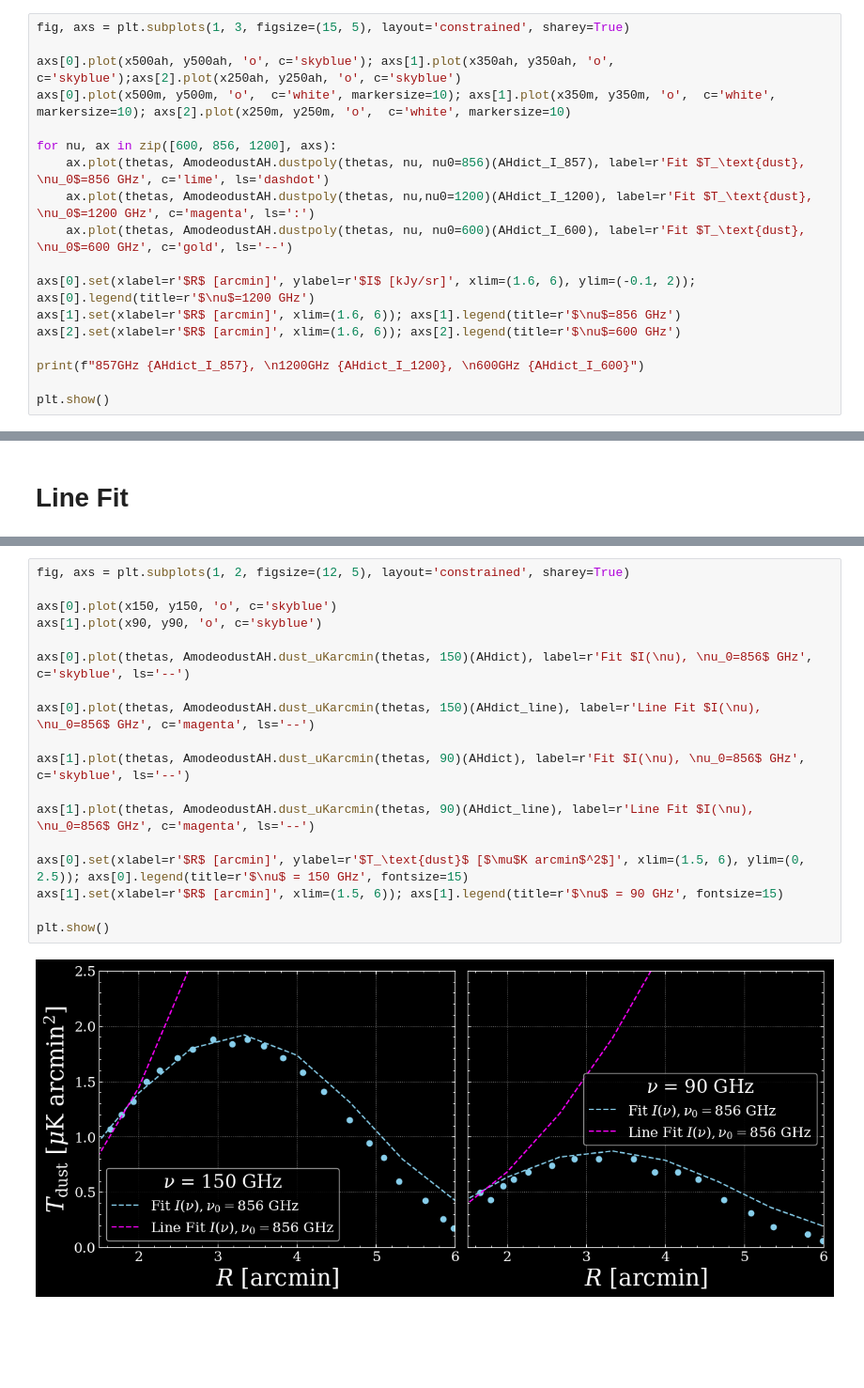
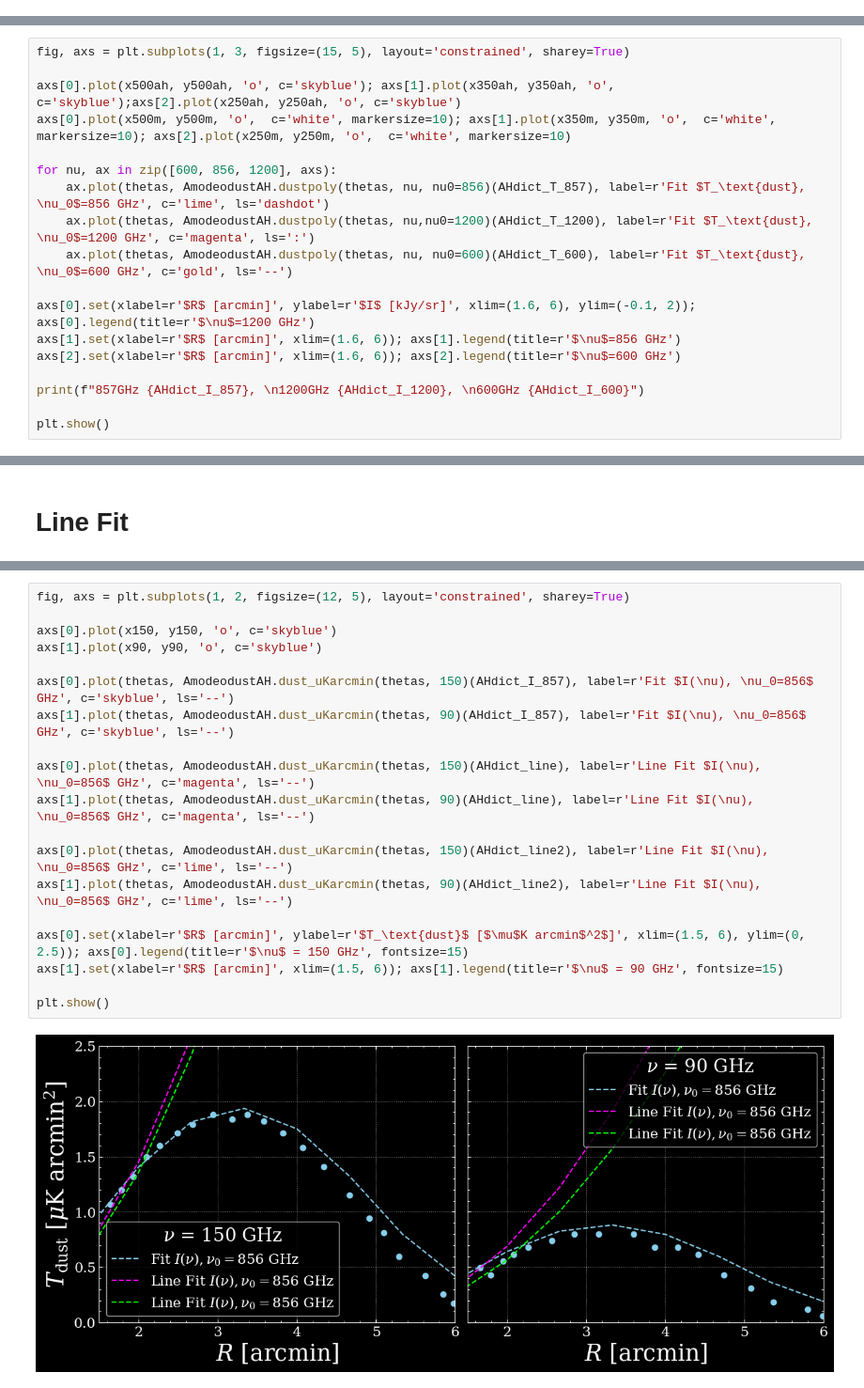
Before and after one commit to chadpopik/CAPPIBARAS, a Jupyter notebook: Testing/dust.ipynb, the cells around one changed output, grey strips where cells are left out. Shown at 94% size. Saved outputs shown, nothing was run; the diff lists cells and outputs as text; blank space fills up the shorter version.

```diff
--- a/Testing/dust.ipynb
+++ b/Testing/dust.ipynb
@@ -156,18 +122,0 @@ print(f"857GHz {AHdict_I_857}, \n1200GHz {AHdict_I_1200}, \n600GHz {AHdict_I_600
-# %%
-fig, axs = plt.subplots(1, 3, figsize=(15, 5), layout='constrained', sharey=True)
-
-axs[0].plot(x500ah, y500ah, 'o', c='skyblue'); axs[1].plot(x350ah, y350ah, 'o', c='skyblue');axs[2].plot(x250ah, y250ah, 'o', c='skyblue')
-axs[0].plot(x500m, y500m, 'o',  c='white', markersize=10); axs[1].plot(x350m, y350m, 'o',  c='white', markersize=10); axs[2].plot(x250m, y250m, 'o',  c='white', markersize=10)
-
-for nu, ax in zip([600, 856, 1200], axs):
-    ax.plot(thetas, AmodeodustAH.dustpoly(thetas, nu, nu0=856)(AHdict_I_857), label=r'Fit $T_\text{dust}, \nu_0$=856 GHz', c='lime', ls='dashdot')
-    ax.plot(thetas, AmodeodustAH.dustpoly(thetas, nu,nu0=1200)(AHdict_I_1200), label=r'Fit $T_\text{dust}, \nu_0$=1200 GHz', c='magenta', ls=':')
-    ax.plot(thetas, AmodeodustAH.dustpoly(thetas, nu, nu0=600)(AHdict_I_600), label=r'Fit $T_\text{dust}, \nu_0$=600 GHz', c='gold', ls='--')
-
-axs[0].set(xlabel=r'$R$ [arcmin]', ylabel=r'$I$ [kJy/sr]', xlim=(1.6, 6), ylim=(-0.1, 2)); axs[0].legend(title=r'$\nu$=1200 GHz')
-axs[1].set(xlabel=r'$R$ [arcmin]', xlim=(1.6, 6)); axs[1].legend(title=r'$\nu$=856 GHz')
-axs[2].set(xlabel=r'$R$ [arcmin]', xlim=(1.6, 6)); axs[2].legend(title=r'$\nu$=600 GHz')
-
-print(f"857GHz {AHdict_I_857}, \n1200GHz {AHdict_I_1200}, \n600GHz {AHdict_I_600}")
-
-plt.show()
@@ -233,0 +203,18 @@ plt.show()
+# %%
+fig, axs = plt.subplots(1, 3, figsize=(15, 5), layout='constrained', sharey=True)
+
+axs[0].plot(x500ah, y500ah, 'o', c='skyblue'); axs[1].plot(x350ah, y350ah, 'o', c='skyblue');axs[2].plot(x250ah, y250ah, 'o', c='skyblue')
+axs[0].plot(x500m, y500m, 'o',  c='white', markersize=10); axs[1].plot(x350m, y350m, 'o',  c='white', markersize=10); axs[2].plot(x250m, y250m, 'o',  c='white', markersize=10)
+
+for nu, ax in zip([600, 856, 1200], axs):
+    ax.plot(thetas, AmodeodustAH.dustpoly(thetas, nu, nu0=856)(AHdict_T_857), label=r'Fit $T_\text{dust}, \nu_0$=856 GHz', c='lime', ls='dashdot')
+    ax.plot(thetas, AmodeodustAH.dustpoly(thetas, nu,nu0=1200)(AHdict_T_1200), label=r'Fit $T_\text{dust}, \nu_0$=1200 GHz', c='magenta', ls=':')
+    ax.plot(thetas, AmodeodustAH.dustpoly(thetas, nu, nu0=600)(AHdict_T_600), label=r'Fit $T_\text{dust}, \nu_0$=600 GHz', c='gold', ls='--')
+
+axs[0].set(xlabel=r'$R$ [arcmin]', ylabel=r'$I$ [kJy/sr]', xlim=(1.6, 6), ylim=(-0.1, 2)); axs[0].legend(title=r'$\nu$=1200 GHz')
+axs[1].set(xlabel=r'$R$ [arcmin]', xlim=(1.6, 6)); axs[1].legend(title=r'$\nu$=856 GHz')
+axs[2].set(xlabel=r'$R$ [arcmin]', xlim=(1.6, 6)); axs[2].legend(title=r'$\nu$=600 GHz')
+
+print(f"857GHz {AHdict_I_857}, \n1200GHz {AHdict_I_1200}, \n600GHz {AHdict_I_600}")
+
+plt.show()
@@ -259,20 +293,21 @@ AHdict_line
 # %%
 fig, axs = plt.subplots(1, 2, figsize=(12, 5), layout='constrained', sharey=True)
 
 axs[0].plot(x150, y150, 'o', c='skyblue')
 axs[1].plot(x90, y90, 'o', c='skyblue')
 
-axs[0].plot(thetas, AmodeodustAH.dust_uKarcmin(thetas, 150)(AHdict), label=r'Fit $I(\nu), \nu_0=856$ GHz', c='skyblue', ls='--')
+axs[0].plot(thetas, AmodeodustAH.dust_uKarcmin(thetas, 150)(AHdict_I_857), label=r'Fit $I(\nu), \nu_0=856$ GHz', c='skyblue', ls='--')
+axs[1].plot(thetas, AmodeodustAH.dust_uKarcmin(thetas, 90)(AHdict_I_857), label=r'Fit $I(\nu), \nu_0=856$ GHz', c='skyblue', ls='--')
 
 axs[0].plot(thetas, AmodeodustAH.dust_uKarcmin(thetas, 150)(AHdict_line), label=r'Line Fit $I(\nu), \nu_0=856$ GHz', c='magenta', ls='--')
+axs[1].plot(thetas, AmodeodustAH.dust_uKarcmin(thetas, 90)(AHdict_line), label=r'Line Fit $I(\nu), \nu_0=856$ GHz', c='magenta', ls='--')
 
-axs[1].plot(thetas, AmodeodustAH.dust_uKarcmin(thetas, 90)(AHdict), label=r'Fit $I(\nu), \nu_0=856$ GHz', c='skyblue', ls='--')
-
-axs[1].plot(thetas, AmodeodustAH.dust_uKarcmin(thetas, 90)(AHdict_line), label=r'Line Fit $I(\nu), \nu_0=856$ GHz', c='magenta', ls='--')
+axs[0].plot(thetas, AmodeodustAH.dust_uKarcmin(thetas, 150)(AHdict_line2), label=r'Line Fit $I(\nu), \nu_0=856$ GHz', c='lime', ls='--')
+axs[1].plot(thetas, AmodeodustAH.dust_uKarcmin(thetas, 90)(AHdict_line2), label=r'Line Fit $I(\nu), \nu_0=856$ GHz', c='lime', ls='--')
 
 axs[0].set(xlabel=r'$R$ [arcmin]', ylabel=r'$T_\text{dust}$ [$\mu$K arcmin$^2$]', xlim=(1.5, 6), ylim=(0, 2.5)); axs[0].legend(title=r'$\nu$ = 150 GHz', fontsize=15)
 axs[1].set(xlabel=r'$R$ [arcmin]', xlim=(1.5, 6)); axs[1].legend(title=r'$\nu$ = 90 GHz', fontsize=15)
 
 plt.show()
 # %% [output]
-[figure, old version]
+[figure, new version]
```
Also changed, not shown: parts of 21 cells of this notebook, 4 other files.
